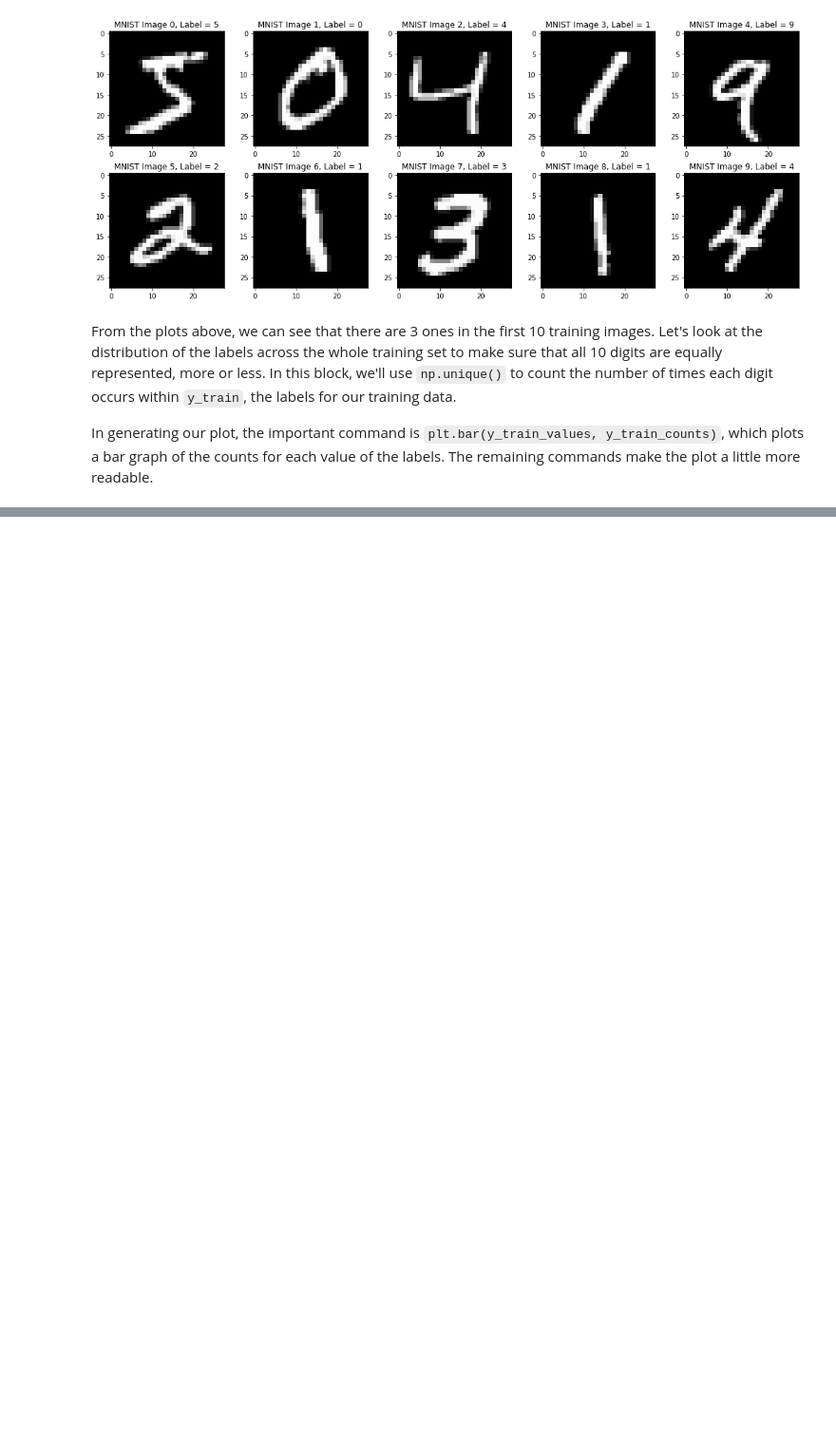
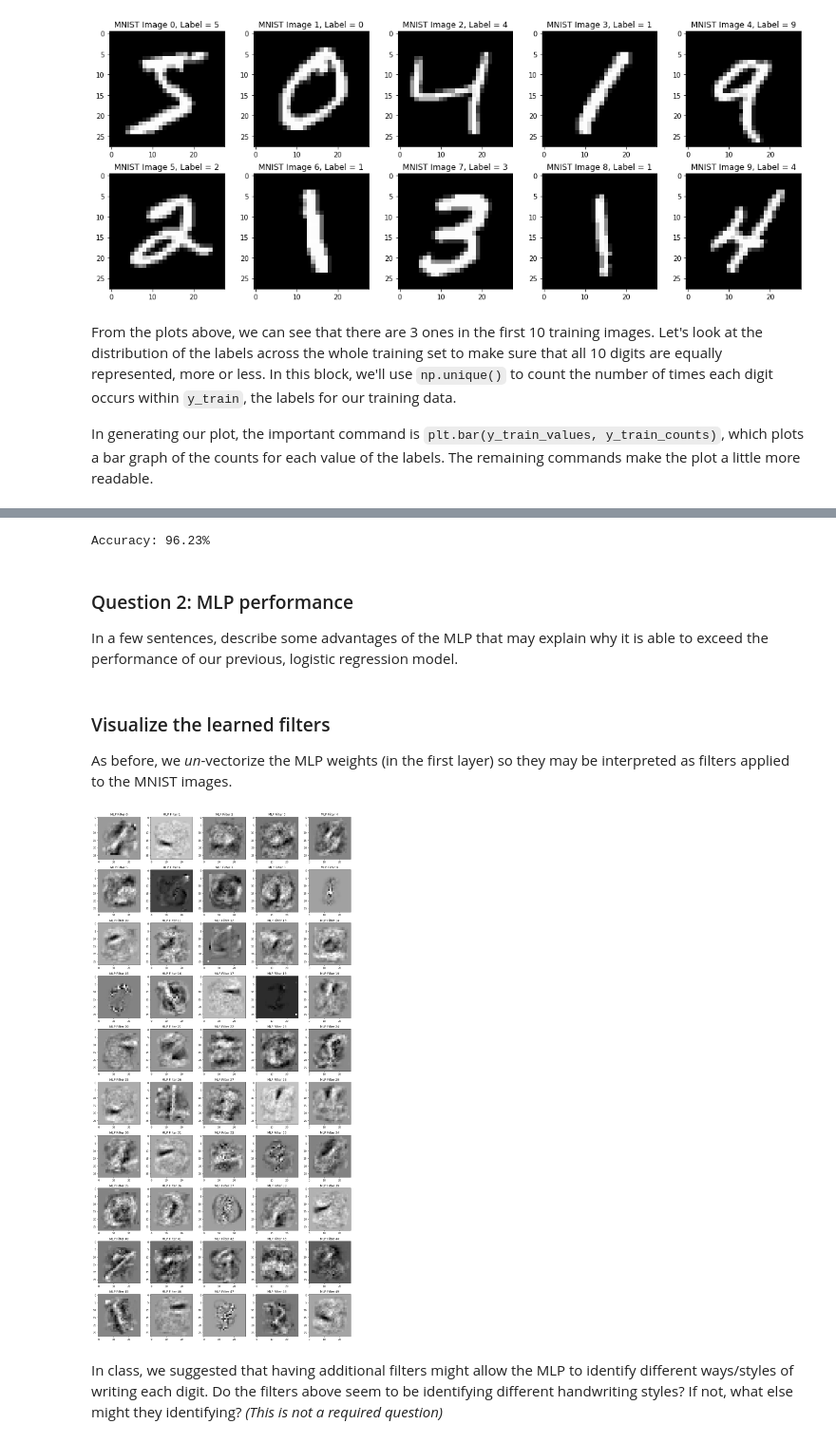
Before and after one commit to mengelhard/mmci_applied_ds, a Jupyter notebook: notebooks/block2_mnist_cnn.ipynb, the cells around one changed output, grey strips where cells are left out. Shown at 95% size. Drawn from its saved outputs; the diff is of its cells as text; code cells hidden in the pictures; blank space fills up the shorter version.

```diff
--- a/notebooks/block2_mnist_cnn.ipynb
+++ b/notebooks/block2_mnist_cnn.ipynb
@@ -124,21 +69,0 @@ In this block, we train our logistic regression model, evaluate its performance
-# %%
-with tf.Session() as s:
-
-    # initialize variables (weights and biases)
-    s.run(tf.global_variables_initializer())
-
-    # train for 1000 steps using gradient descent
-    for i in trange(1000):
-
-        # set indices for the current batch
-        first = i * 100 % len(x_train)
-        last = first + 100
-
-        # take a step using gradient descent
-        s.run(train_step, feed_dict={x: x_train[first:last], y: y_train[first:last]})
-
-    # with training now complete, evaluate performance on the validation set
-    weights, y_val_predicted = s.run([W, predictions], feed_dict={x: x_val, y: y_val})
-
-# print results
-print('Accuracy on the validation set is %.2f%%' % (100 * np.sum(y_val == y_val_predicted) / len(y_val)))
@@ -393,0 +115,26 @@ KeyboardInterrupt:
+# %%
+mlp = MLPClassifier(hidden_layer_sizes=(50,), max_iter=20, alpha=10)
+mlp.fit(x_dev.reshape(-1, 28 * 28), y_dev)
+y_test_pred = mlp.predict(x_test.reshape(-1, 28 * 28))
+print('Test Accuracy: %.2f%%' % (100 * sum(y_test_pred == y_test) / len(y_test)))
+# %% [output]
+Accuracy: 96.23%
+# %% [markdown]
+### Question 2: MLP performance
+
+In a few sentences, describe some advantages of the MLP that may explain why it is able to exceed the performance of our previous, logistic regression model.
+# %% [markdown]
+### Visualize the learned filters
+
+As before, we *un*-vectorize the MLP weights (in the first layer) so they may be interpreted as filters applied to the MNIST images.
+# %%
+fig, ax = plt.subplots(nrows=10, ncols=5, figsize=(15, 30))
+for i, filt in enumerate(mlp.coefs_[0].T):
+    ax[i // 5, i % 5].imshow(filt.reshape(28, 28), cmap='gray')
+    ax[i // 5, i % 5].set_title('MLP Filter %i' % i, fontsize=12)
+plt.tight_layout()
+plt.show()
+# %% [output]
+[figure, added]
+# %% [markdown]
+In class, we suggested that having additional filters might allow the MLP to identify different ways/styles of writing each digit. Do the filters above seem to be identifying different handwriting styles? If not, what else might they identifying? *(This is not a required question)*
```
Also changed, not shown: parts of 54 cells of this notebook, 1 other file.
